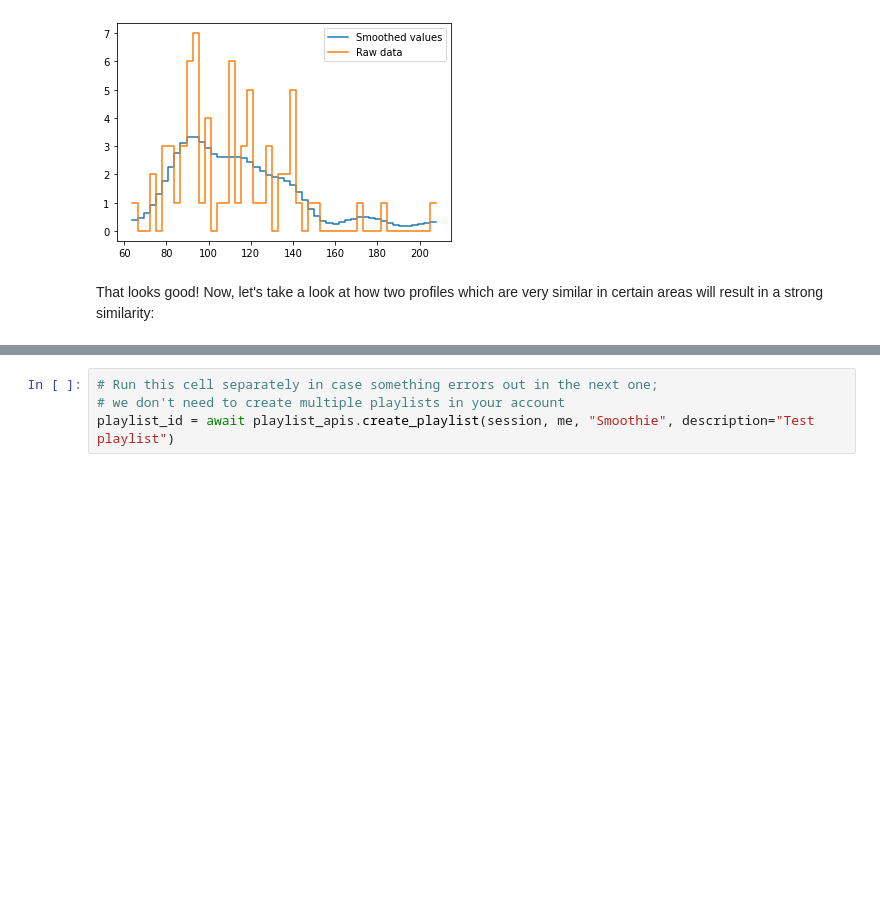
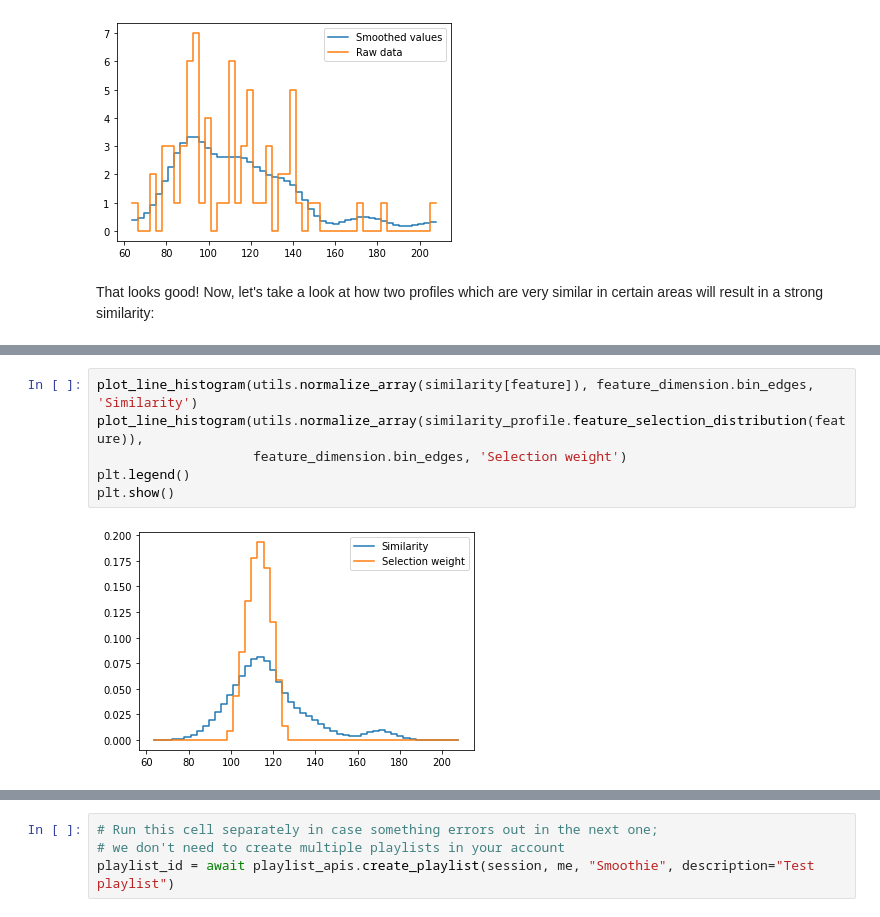
Before and after one commit to jtang6598/smoothie, a Jupyter notebook: demo.ipynb, the cells around one changed output, grey strips where cells are left out. Cells and saved outputs as stored; diff of their text form; blank space fills up the shorter version.

```diff
--- a/demo.ipynb
+++ b/demo.ipynb
@@ -218,0 +205,8 @@ Now, let's create a playlist based off of these similarities. We'll first sample
+# %%
+plot_line_histogram(utils.normalize_array(similarity[feature]), feature_dimension.bin_edges, 'Similarity')
+plot_line_histogram(utils.normalize_array(similarity_profile.feature_selection_distribution(feature)),
+                    feature_dimension.bin_edges, 'Selection weight')
+plt.legend()
+plt.show()
+# %% [output]
+[figure, added]
```
Also changed, not shown: parts of 9 cells of this notebook, 3 other files.
